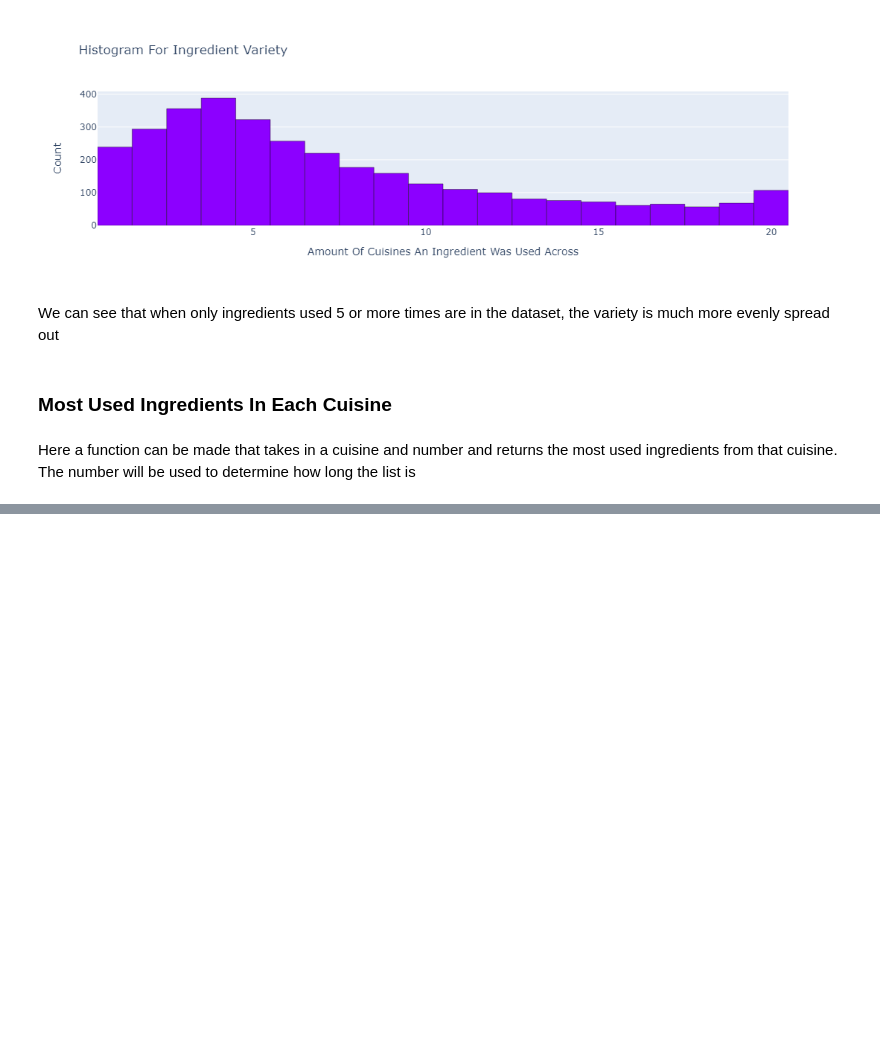
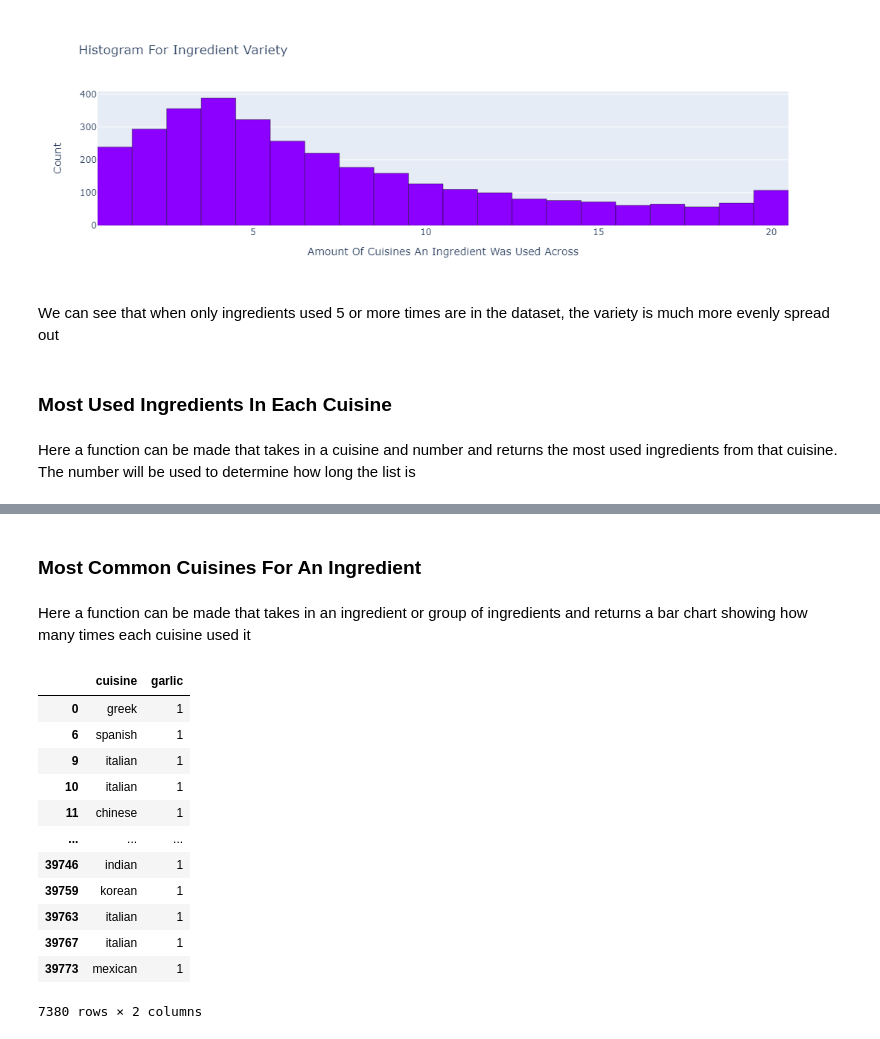
Before and after one commit to josh2894/Josh-Guo-Data-Science, a Jupyter notebook: Foods Project/Foods Project.ipynb, the cells around one changed output, grey strips where cells are left out. Drawn from its saved outputs; the diff is of its cells as text; code cells hidden in the pictures; blank space fills up the shorter version.

```diff
--- a/Foods Project/Foods Project.ipynb
+++ b/Foods Project/Foods Project.ipynb
@@ -314,0 +363,23 @@ The number will be used to determine how long the list is
+# %% [markdown]
+### Most Common Cuisines For An Ingredient
+# %% [markdown]
+Here a function can be made that takes in an ingredient or group of ingredients and returns a bar chart showing how many
+times each cuisine used it
+# %%
+test = expanded_df[["cuisine", "garlic"]]
+test = test[test["garlic"] == 1]
+test
+# %% [output]
+|  | cuisine | garlic |
+| 0 | greek | 1 |
+| 6 | spanish | 1 |
+| 9 | italian | 1 |
+| 10 | italian | 1 |
+| 11 | chinese | 1 |
+| ... | ... | ... |
+| 39746 | indian | 1 |
+| 39759 | korean | 1 |
+| 39763 | italian | 1 |
+| 39767 | italian | 1 |
+| 39773 | mexican | 1 |
+7380 rows × 2 columns
```
Also changed, not shown: parts of 4 cells of this notebook.
